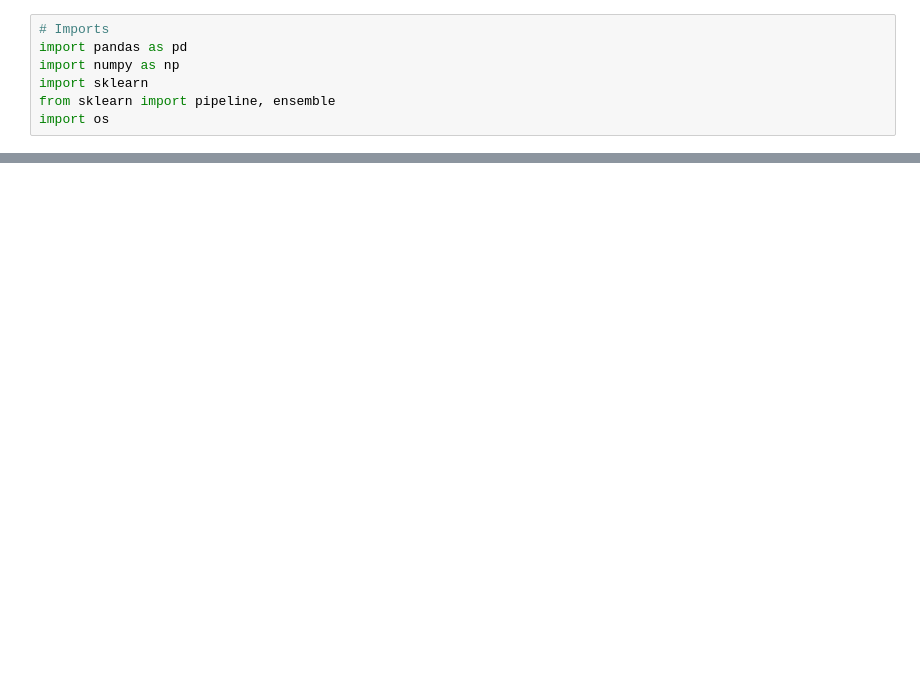
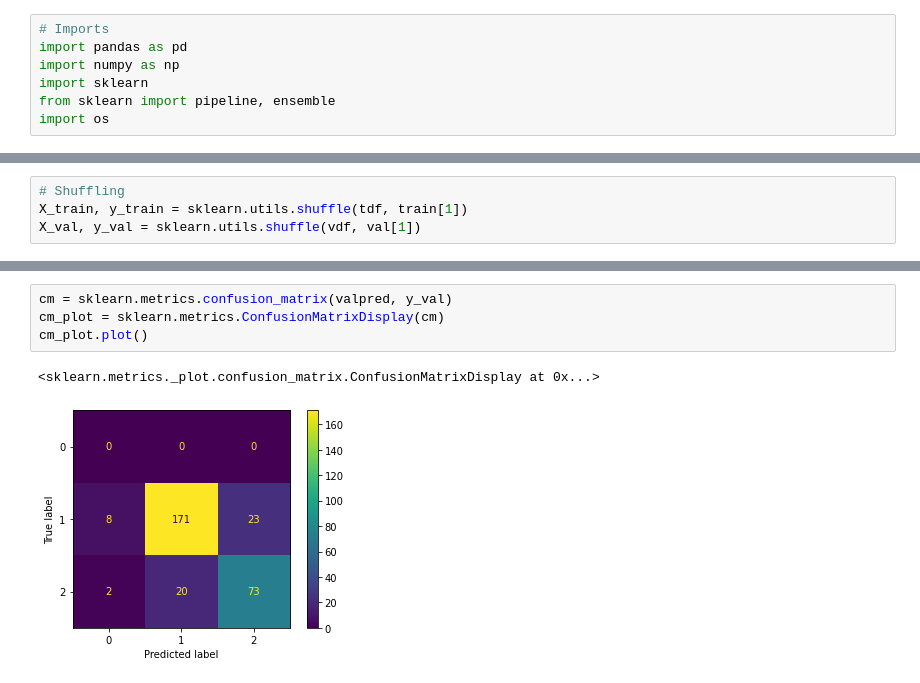
Before and after one commit to wiscofield/ML_final, a Jupyter notebook: learning.ipynb, the cells around one changed output, grey strips where cells are left out. Cells and saved outputs as stored; diff of their text form; blank space fills up the shorter version.

```diff
--- a/learning.ipynb
+++ b/learning.ipynb
@@ -82 +87,5 @@ tdf.head()
+# %%
+# Shuffling
+X_train, y_train = sklearn.utils.shuffle(tdf, train[1])
+X_val, y_val = sklearn.utils.shuffle(vdf, val[1])
 # %%
@@ -96,0 +109,7 @@ Validation: 0.6175496688741722
+# %%
+cm = sklearn.metrics.confusion_matrix(valpred, y_val)
+cm_plot = sklearn.metrics.ConfusionMatrixDisplay(cm)
+cm_plot.plot()
+# %% [output]
+<sklearn.metrics._plot.confusion_matrix.ConfusionMatrixDisplay at 0x...>
+[figure, added]
```
Also changed, not shown: parts of 6 cells of this notebook, 2 other files.
